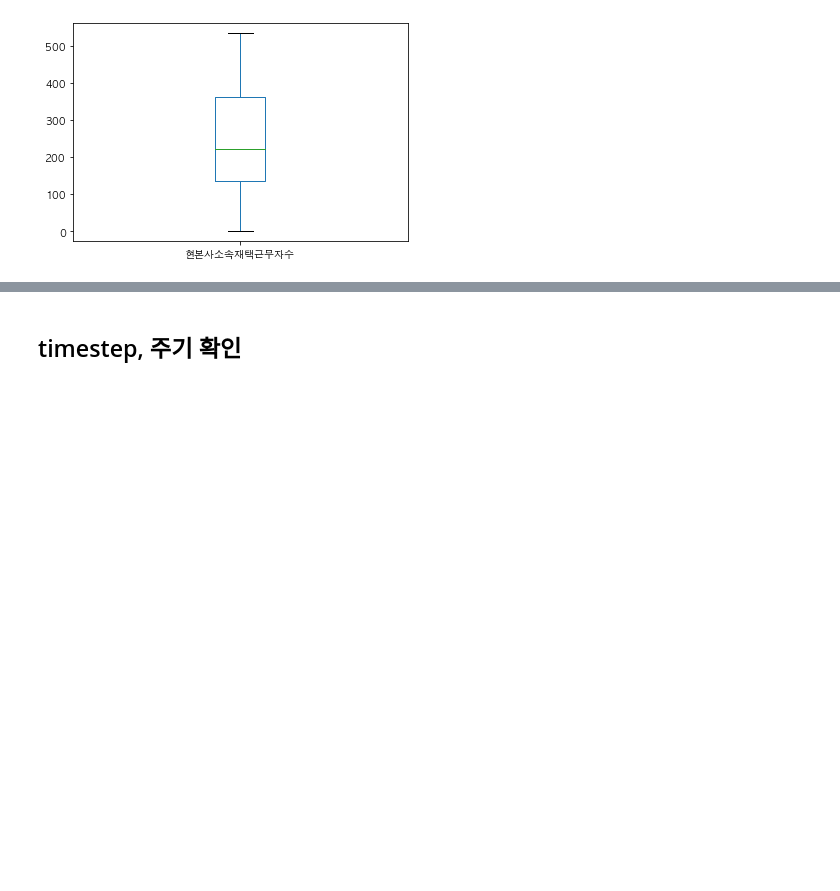
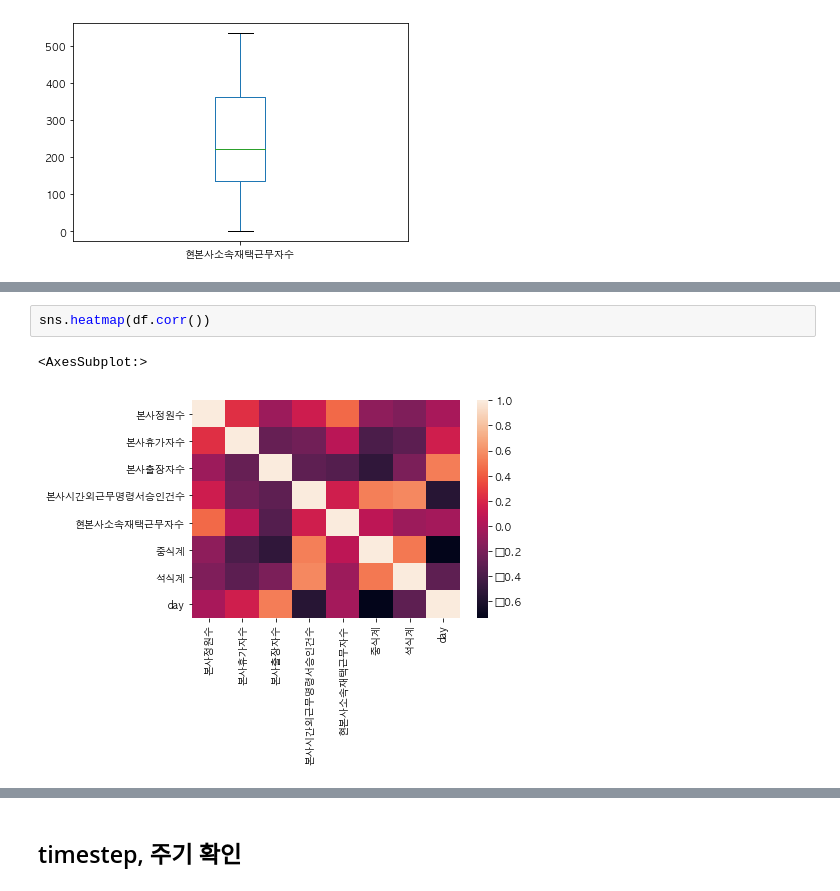
Before and after one commit to nahyeon-an/python, a Jupyter notebook: python-projects/cafeteria-predict/eda.ipynb, the cells around one changed output, grey strips where cells are left out. Cells and saved outputs as stored; diff of their text form; blank space fills up the shorter version.

```diff
--- a/python-projects/cafeteria-predict/eda.ipynb
+++ b/python-projects/cafeteria-predict/eda.ipynb
@@ -335,0 +274,5 @@ sns.boxplot(x=df['day'], y=df['현본사소속재택근무자수'])
+# %%
+sns.heatmap(df.corr())
+# %% [output]
+<AxesSubplot:>
+[figure, added]
```
Also changed, not shown: parts of 20 cells of this notebook, 7 other files.
